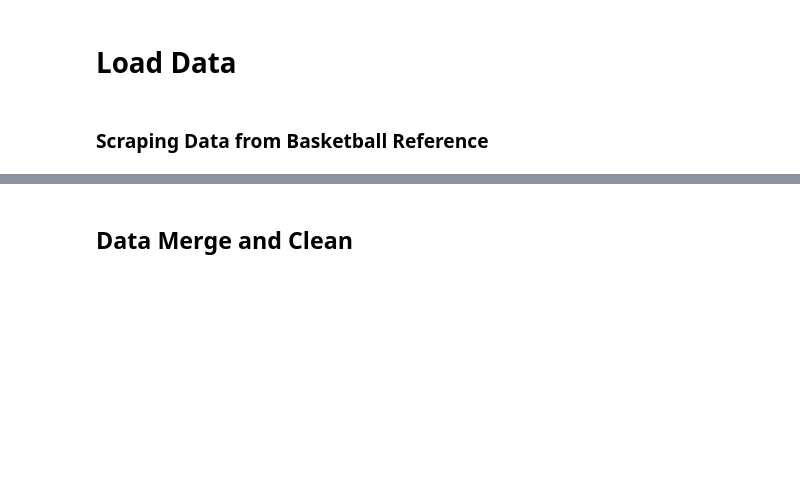
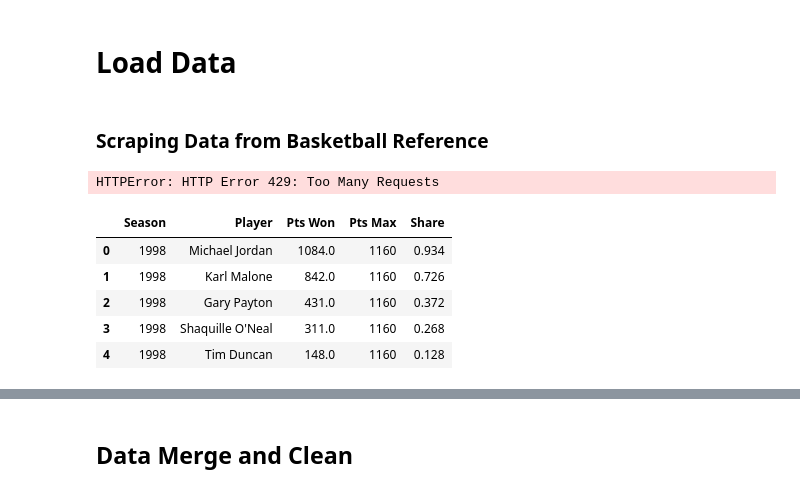
Before and after one commit to claykindiger/DSCI303FinalProject, a Jupyter notebook: Exercise4ForProject.ipynb, the cells around one changed output, grey strips where cells are left out. Saved outputs shown, nothing was run; the diff lists cells and outputs as text; code cells hidden in the pictures; blank space fills up the shorter version.

```diff
--- a/Exercise4ForProject.ipynb
+++ b/Exercise4ForProject.ipynb
@@ -132,0 +144,13 @@ def scrape_award_winners(start_year,end_year,award):
+# %%
+df = scrape_award_voting(1998,2022,'dpoy')
+# %% [output]
+HTTPError: HTTP Error 429: Too Many Requests
+# %%
+df.head()
+# %% [output]
+|  | Season | Player | Pts Won | Pts Max | Share |
+| 0 | 1998 | Michael Jordan | 1084.0 | 1160 | 0.934 |
+| 1 | 1998 | Karl Malone | 842.0 | 1160 | 0.726 |
+| 2 | 1998 | Gary Payton | 431.0 | 1160 | 0.372 |
+| 3 | 1998 | Shaquille O'Neal | 311.0 | 1160 | 0.268 |
+| 4 | 1998 | Tim Duncan | 148.0 | 1160 | 0.128 |
```
Also changed, not shown: parts of 22 cells of this notebook, 3 other files.
